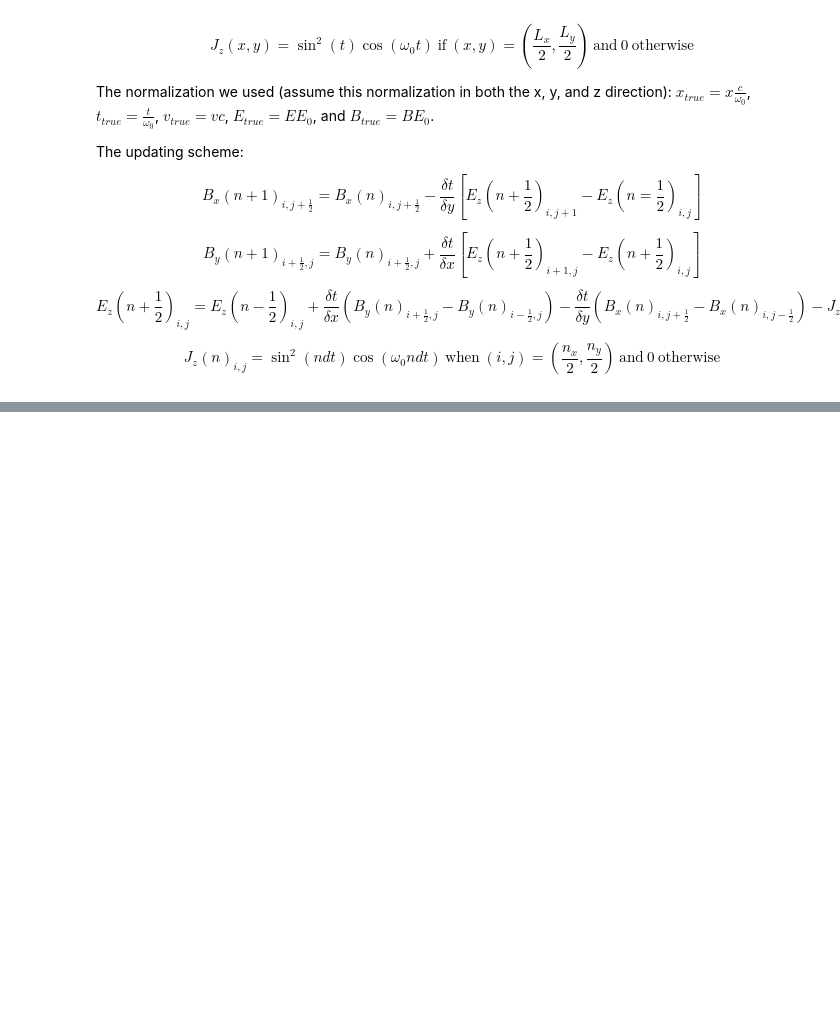
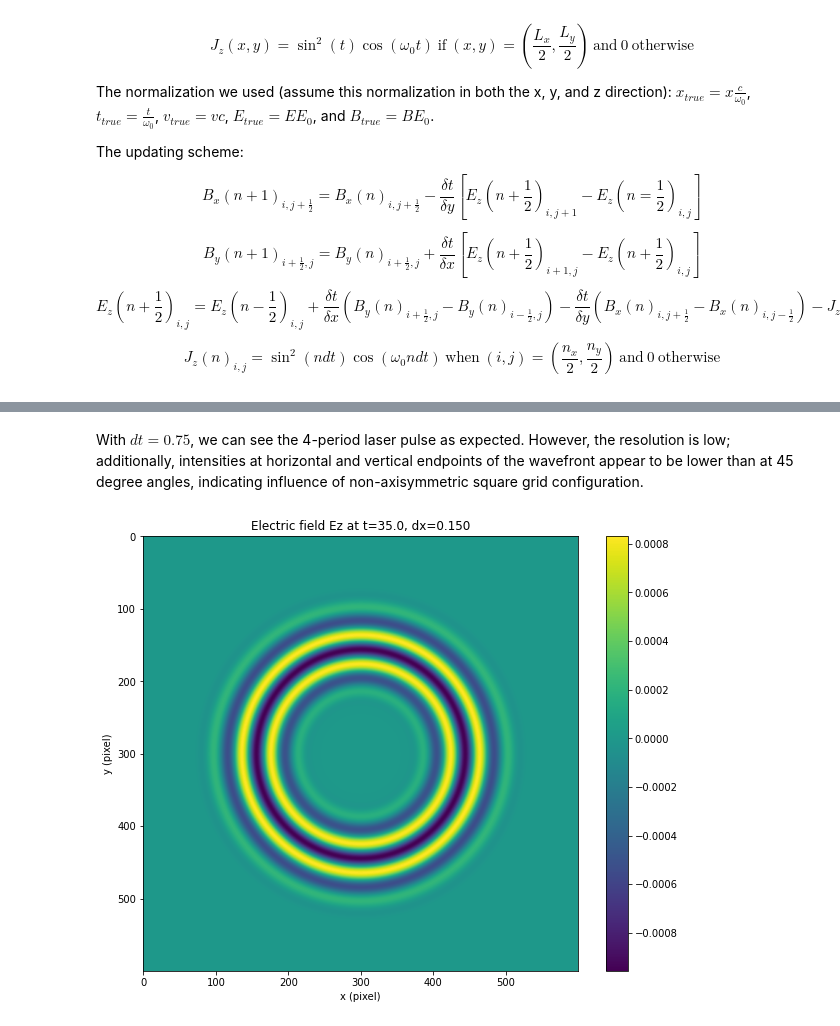
Before and after one commit to robinzhang24/YeeEM, a Jupyter notebook: Physics_170N_Final_Project.ipynb, the cells around one changed output, grey strips where cells are left out. Cells and saved outputs as stored; diff of their text form; code cells hidden in the pictures; blank space fills up the shorter version.

Commit message:
2D pulse update

```diff
--- a/Physics_170N_Final_Project.ipynb
+++ b/Physics_170N_Final_Project.ipynb
@@ -426,0 +471,32 @@ plt.show()
+# %% [markdown]
+With $dt=0.75$, we can see the 4-period laser pulse as expected. However, the resolution is low; additionally, intensities at horizontal and vertical endpoints of the wavefront appear to be lower than at 45 degree angles, indicating influence of non-axisymmetric square grid configuration.
+# %%
+dt = 0.1 / omega0
+dx = 1.5 * dt
+dy = 1.5 * dt
+nx = 600
+ny = 600
+Lx = dx * nx
+Ly = dy * ny
+x = np.arange(nx) * dx
+y = np.arange(ny) * dy
+
+steps = 350
+
+E0z = np.zeros((nx, ny))
+B0x = np.zeros((nx, ny))
+B0y = np.zeros((nx, ny))
+Ez_history, Bx_history, By_history = field_evolve_2D(E0z, B0x, B0y, Jz_func,
+                                                      omega0, tau, dx, dy, dt, steps)
+
+X, Y = np.meshgrid(x, y)
+fig_ez, ax_ez = plt.subplots(figsize=(10,8))
+cont_ez = ax_ez.imshow(Ez_history[-1], cmap='viridis')
+ax_ez.set_title(f'Electric field Ez at t={steps*dt}, dx={dx:.3f}')
+ax_ez.set_xlabel('x (pixel)')
+ax_ez.set_ylabel('y (pixel)')
+fig_ez.colorbar(cont_ez)
+
+plt.show()
+# %% [output]
+[figure, added]
```
Also changed, not shown: parts of 7 cells of this notebook.
